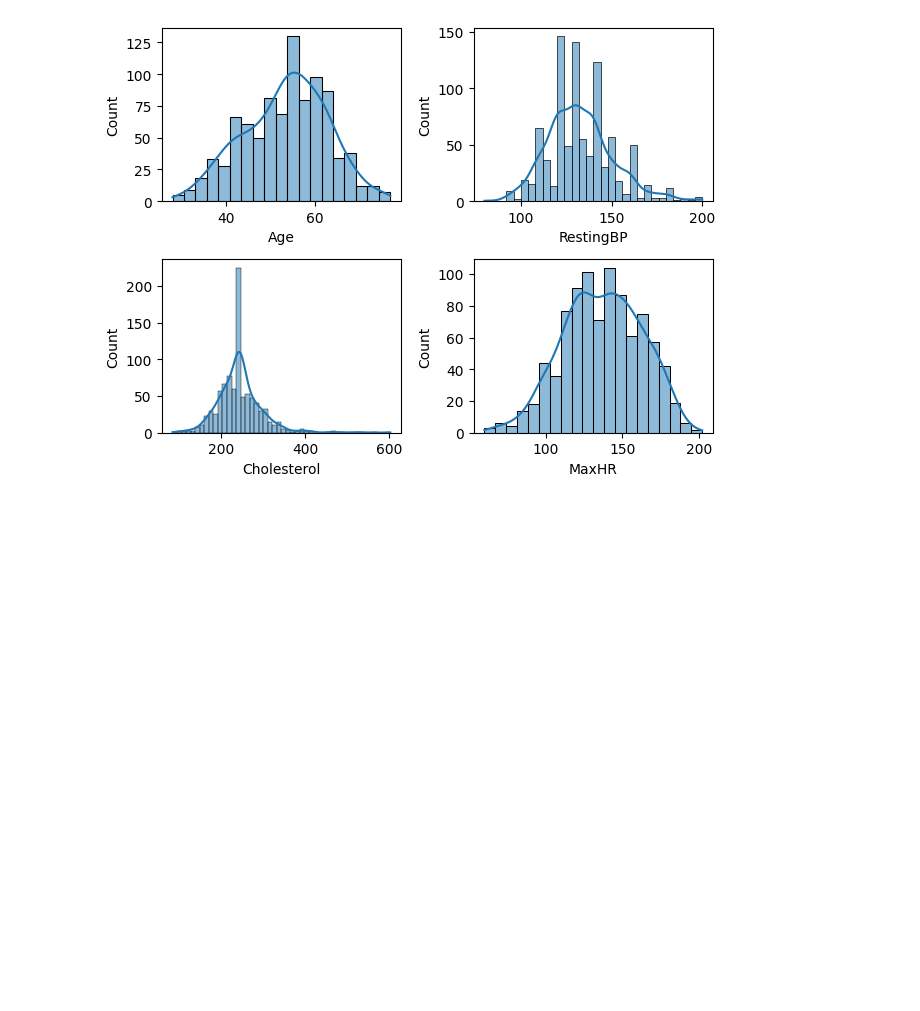
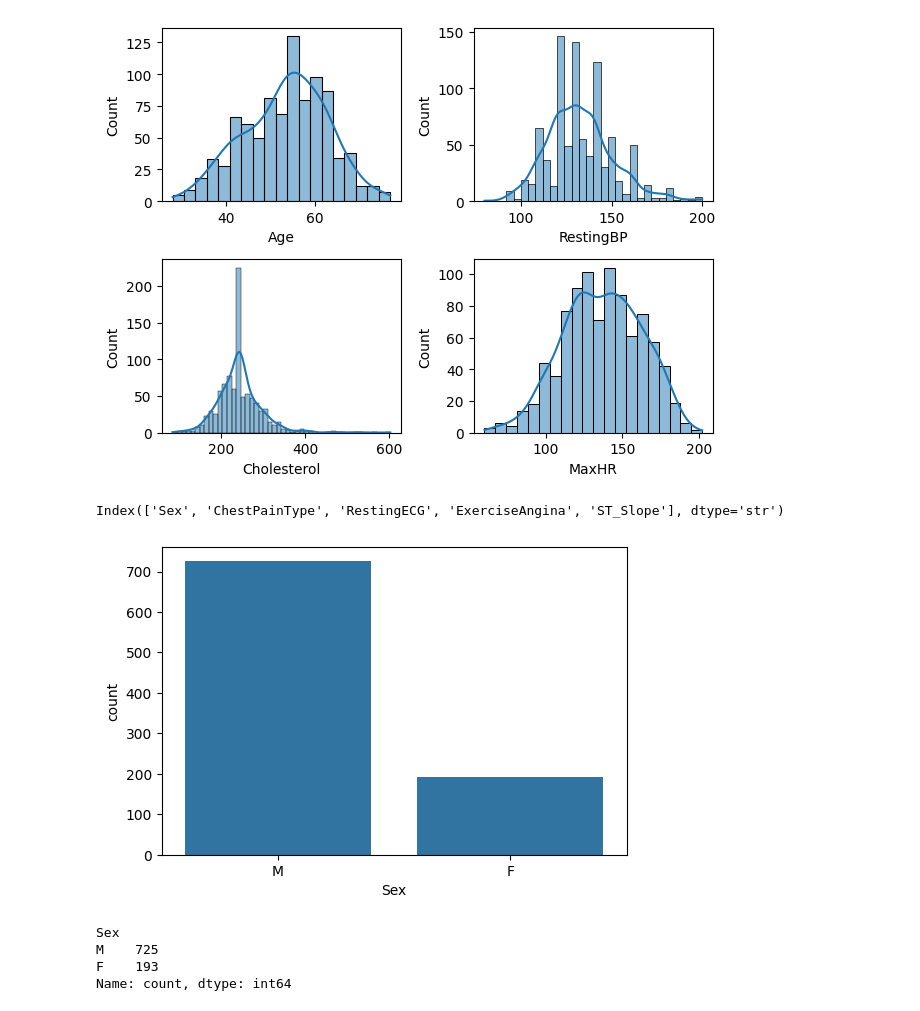
Before and after one commit to laxmansharma1811/Feature_Extraction_Project, a Jupyter notebook: heart.ipynb, the cells around one changed output. Saved outputs shown, nothing was run; the diff lists cells and outputs as text; code cells hidden in the pictures; blank space fills up the shorter version.

```diff
--- a/heart.ipynb
+++ b/heart.ipynb
@@ -155,3 +155,21 @@ plt.tight_layout()
 plt.show()
 # %% [output]
 [figure]
+# %%
+categorical_cols = df.select_dtypes(include=['object', 'category']).columns
+print(categorical_cols)
+# %% [output]
+Index(['Sex', 'ChestPainType', 'RestingECG', 'ExerciseAngina', 'ST_Slope'], dtype='str')
+# %%
+plt.figure(figsize=(6, 4))
+sns.countplot(x=df['Sex'])
+plt.show()
+# %% [output]
+[figure, added]
+# %%
+df['Sex'].value_counts()
+# %% [output]
+Sex
+M    725
+F    193
+Name: count, dtype: int64
```
Also changed, not shown: parts of 4 cells of this notebook.
